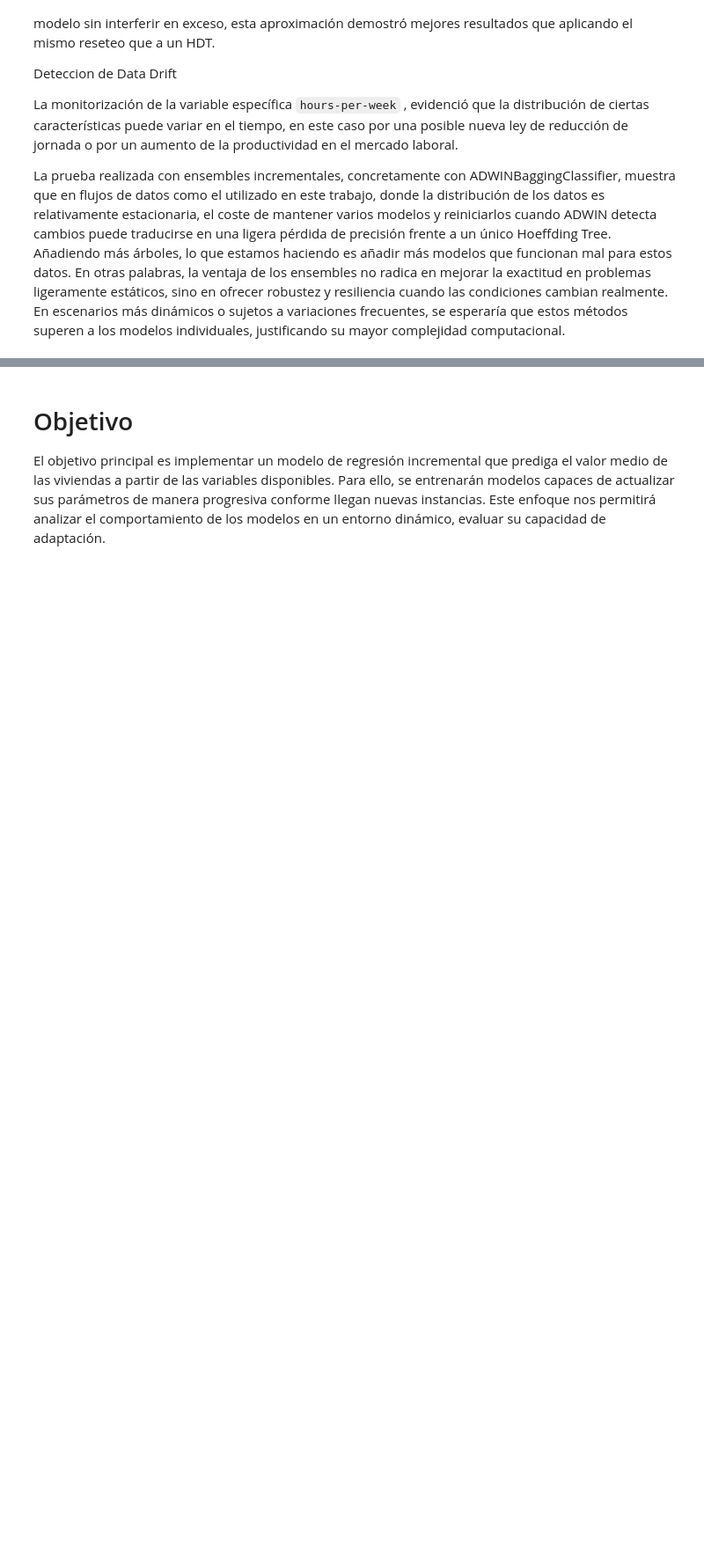
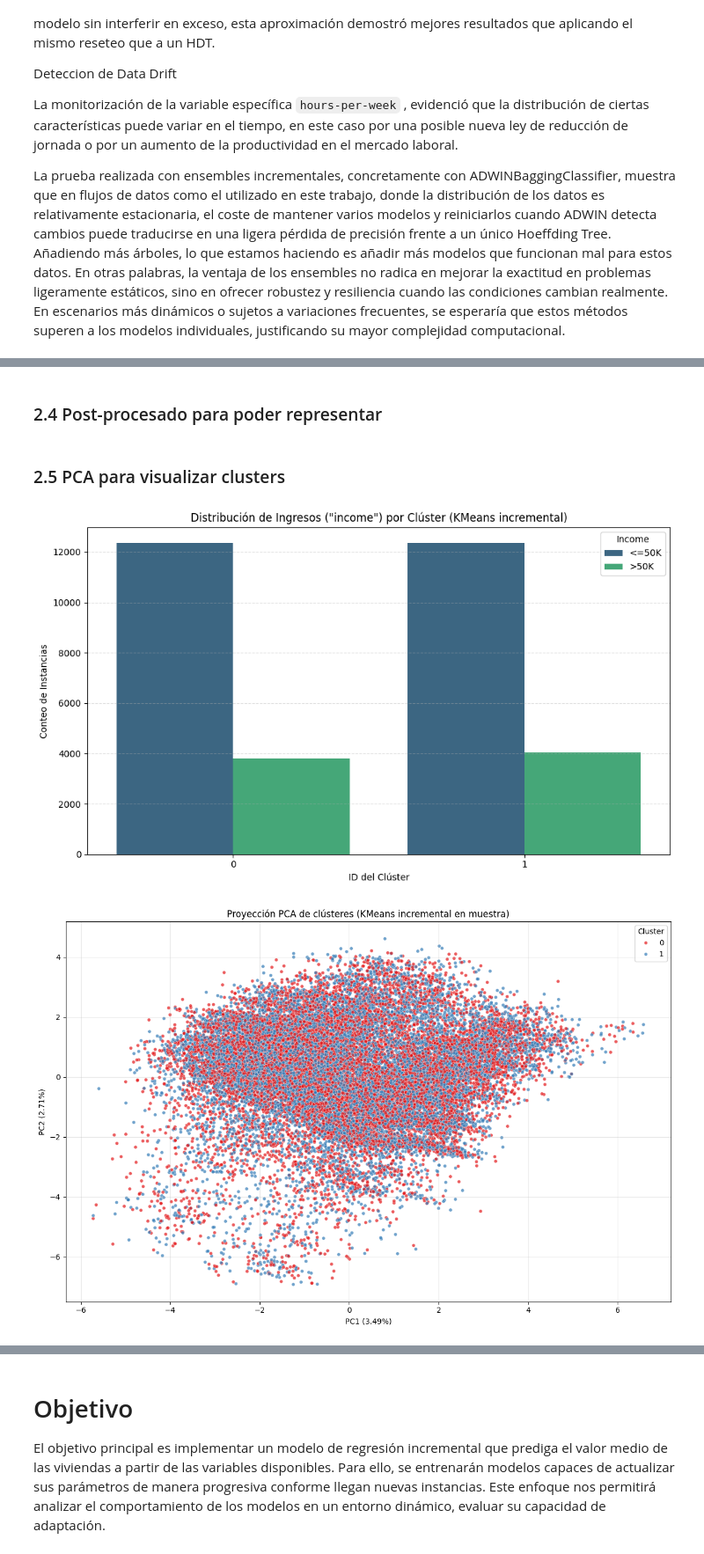
Before and after one commit to ignacioareal23-svg/AASeriesTemporalesFlujosDeDatos, a Jupyter notebook: P1.ipynb, the cells around one changed output, grey strips where cells are left out. Shown at 88% size. Drawn from its saved outputs; the diff is of its cells as text; code cells hidden in the pictures; blank space fills up the shorter version.

Commit message:
clustering añadido y corregidos indices de los titulos

```diff
--- a/P1.ipynb
+++ b/P1.ipynb
@@ -564,0 +636,67 @@ La prueba realizada con ensembles incrementales, concretamente con ADWINBaggingC
+# %% [markdown]
+### 2.4 Post-procesado para poder representar
+# %%
+
+X_batch_encoded = pd.get_dummies(X_df, drop_first=True)
+scaler = StandardScaler()
+X_batch_scaled = scaler.fit_transform(X_batch_encoded.values)
+
+# Si hubo instancias con -1 (sin cluster al inicio), reasignamos con sklearn
+if any([a == -1 for a in assignments]):
+    km_refit = SKKMeans(n_clusters=2, random_state=random_state, n_init=10)
+    km_refit.fit(X_batch_scaled)
+    assignments = km_refit.labels_.tolist()
+    print("Se reasignaron clusters usando KMeans (batch) para obtener etiquetas completas.")
+else:
+    assignments = np.array(assignments)
+# %% [markdown]
+### 2.5 PCA para visualizar clusters
+# %%
+pca = PCA(n_components=2, random_state=random_state)
+X_pca = pca.fit_transform(X_batch_scaled)
+
+plot_df = pd.DataFrame({
+    "PC1": X_pca[:, 0],
+    "PC2": X_pca[:, 1],
+    "Cluster": assignments.astype(str),
+    "Income": y_income.values
+})
+
+# Gráficos
+# Distribución de income por cluster
+plt.figure(figsize=(10, 6))
+sns.countplot(data=plot_df, x='Cluster', hue='Income', palette='viridis')
+plt.title('Distribución de Ingresos ("income") por Clúster (KMeans incremental)')
+plt.xlabel('ID del Clúster')
+plt.ylabel('Conteo de Instancias')
+plt.legend(title='Income')
+plt.grid(axis='y', linestyle='--', alpha=0.4)
+plt.tight_layout()
+plt.show()
+
+# Proyección PCA
+plt.figure(figsize=(12, 8))
+sns.scatterplot(data=plot_df, x='PC1', y='PC2', hue='Cluster', palette='Set1', s=20, alpha=0.7)
+plt.title('Proyección PCA de clústeres (KMeans incremental en muestra)')
+plt.xlabel(f'PC1 ({pca.explained_variance_ratio_[0]*100:.2f}%)')
+plt.ylabel(f'PC2 ({pca.explained_variance_ratio_[1]*100:.2f}%)')
+plt.legend(title='Cluster')
+plt.grid(True, alpha=0.3)
+plt.tight_layout()
+plt.show()
+
+# # Tabla de distribución por cluster
+# results_df = pd.DataFrame({
+#     'Cluster': assignments,
+#     'Income': y_income.values
+# })
+
+# print("\nDistribución de instancias por clúster (con proporciones por income):")
+# for cid in sorted(np.unique(assignments)):
+#     sub = results_df[results_df['Cluster'] == cid]
+#     counts = sub['Income'].value_counts(normalize=True).round(3)
+#     print(f"\nCluster {cid} (N={len(sub)}):")
+#     print(counts.to_string())
+# %% [output]
+[figure, added]
+[figure, added]
```
Also changed, not shown: parts of 19 cells of this notebook, 3 other files.
